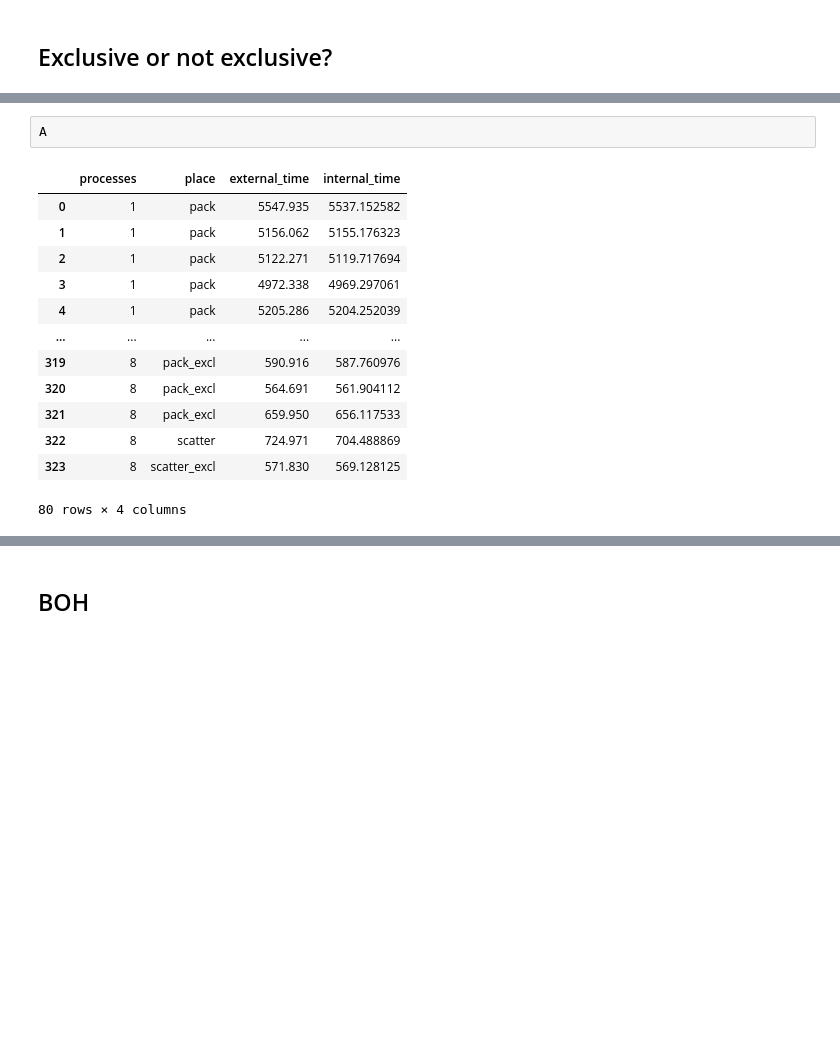
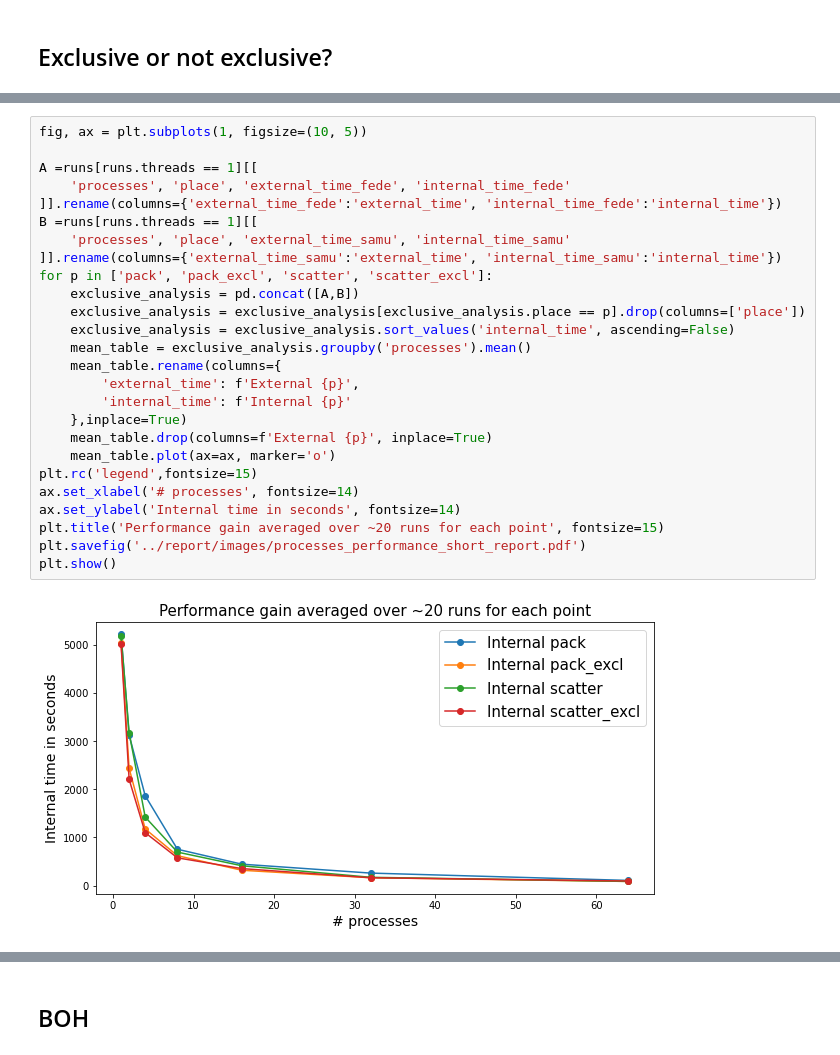
Before and after one commit to fedeizzo/ParticleSwarmOptimization-OpenMPI, a Jupyter notebook: benchmark/cluster_comparison.ipynb, the cells around one changed output, grey strips where cells are left out. Cells and saved outputs as stored; diff of their text form; blank space fills up the shorter version.

Commit message:
update report and short report

```diff
--- a/benchmark/cluster_comparison.ipynb
+++ b/benchmark/cluster_comparison.ipynb
@@ -270,16 +270,28 @@ plt.show()
 # %%
-A
+fig, ax = plt.subplots(1, figsize=(10, 5))
+
+A =runs[runs.threads == 1][[
+    'processes', 'place', 'external_time_fede', 'internal_time_fede'
+]].rename(columns={'external_time_fede':'external_time', 'internal_time_fede':'internal_time'})
+B =runs[runs.threads == 1][[
+    'processes', 'place', 'external_time_samu', 'internal_time_samu'
+]].rename(columns={'external_time_samu':'external_time', 'internal_time_samu':'internal_time'})
+for p in ['pack', 'pack_excl', 'scatter', 'scatter_excl']:
+    exclusive_analysis = pd.concat([A,B])
+    exclusive_analysis = exclusive_analysis[exclusive_analysis.place == p].drop(columns=['place'])
+    exclusive_analysis = exclusive_analysis.sort_values('internal_time', ascending=False)
+    mean_table = exclusive_analysis.groupby('processes').mean()
+    mean_table.rename(columns={
+        'external_time': f'External {p}',
+        'internal_time': f'Internal {p}'
+    },inplace=True)
+    mean_table.drop(columns=f'External {p}', inplace=True)
+    mean_table.plot(ax=ax, marker='o')
+plt.rc('legend',fontsize=15)
+ax.set_xlabel('# processes', fontsize=14)
+ax.set_ylabel('Internal time in seconds', fontsize=14)
+plt.title('Performance gain averaged over ~20 runs for each point', fontsize=15)
+plt.savefig('../report/images/processes_performance_short_report.pdf')
+plt.show()
 # %% [output]
-|  | processes | place | external_time | internal_time |
-| 0 | 1 | pack | 5547.935 | 5537.152582 |
-| 1 | 1 | pack | 5156.062 | 5155.176323 |
-| 2 | 1 | pack | 5122.271 | 5119.717694 |
-| 3 | 1 | pack | 4972.338 | 4969.297061 |
-| 4 | 1 | pack | 5205.286 | 5204.252039 |
-| ... | ... | ... | ... | ... |
-| 319 | 8 | pack_excl | 590.916 | 587.760976 |
-| 320 | 8 | pack_excl | 564.691 | 561.904112 |
-| 321 | 8 | pack_excl | 659.950 | 656.117533 |
-| 322 | 8 | scatter | 724.971 | 704.488869 |
-| 323 | 8 | scatter_excl | 571.830 | 569.128125 |
-80 rows × 4 columns
+[figure, added]
```
Also changed, not shown: parts of 7 cells of this notebook, 13 other files.
